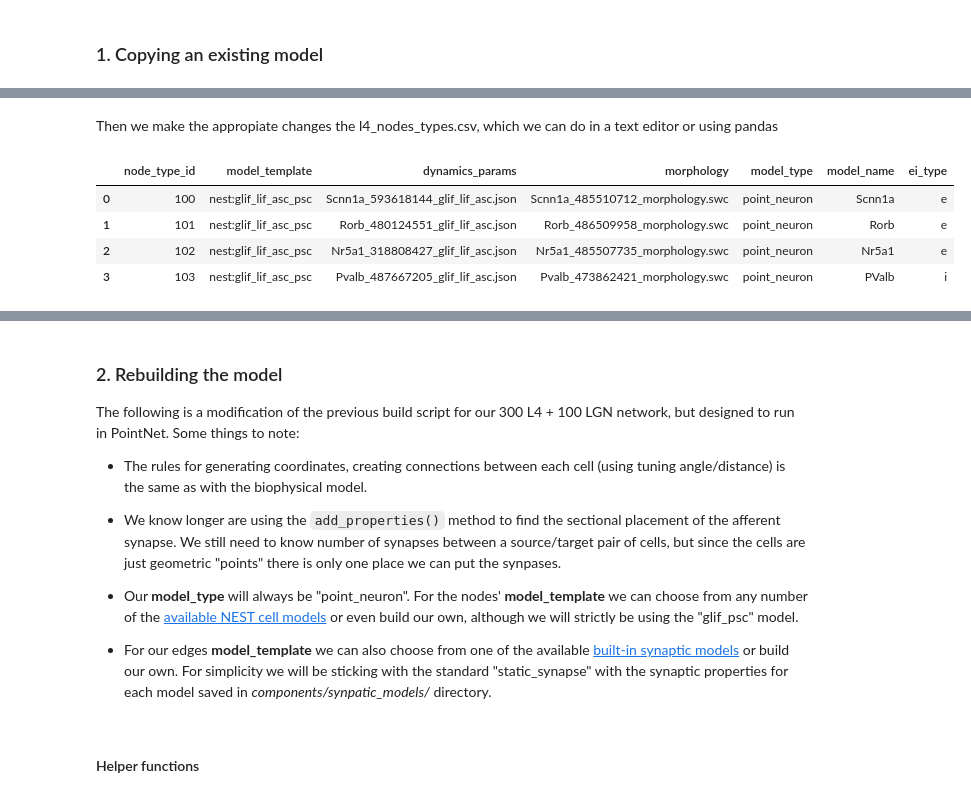
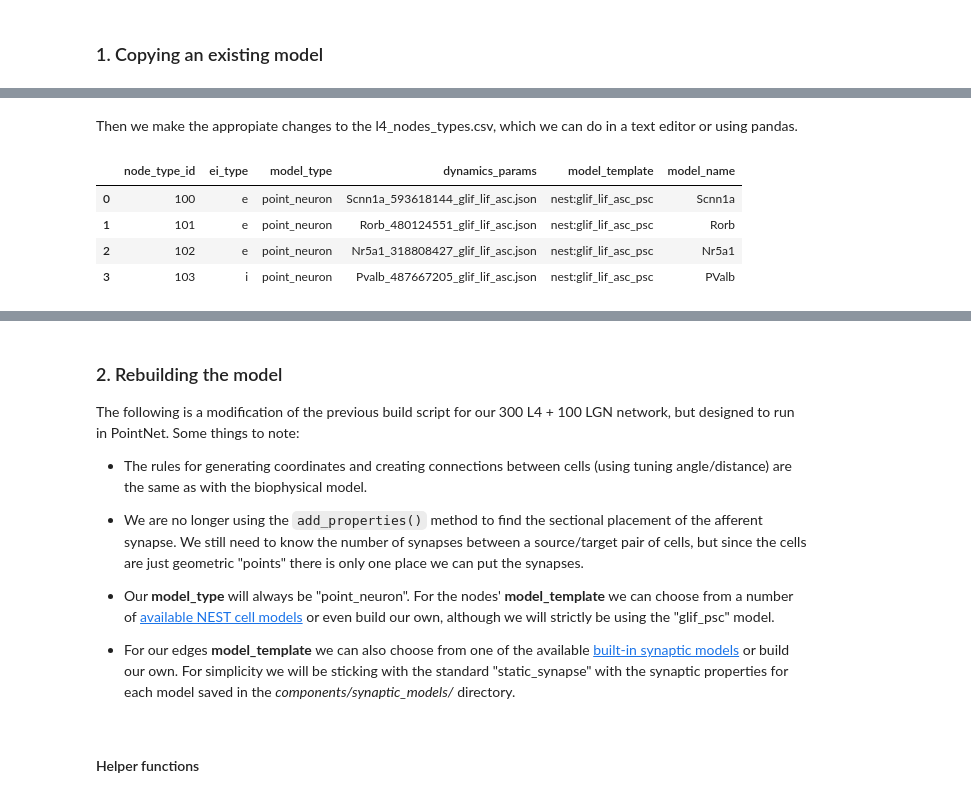
Before and after one commit to AllenInstitute/bmtk_workshop_2022, a Jupyter notebook: Ch4_pointnet/4. Multipopulation GLIF model.ipynb, the cells around one changed output, grey strips where cells are left out. Saved outputs shown, nothing was run; the diff lists cells and outputs as text; code cells hidden in the pictures.

````diff
--- a/Ch4_pointnet/4. Multipopulation GLIF model.ipynb
+++ b/Ch4_pointnet/4. Multipopulation GLIF model.ipynb
@@ -93,34 +85,33 @@ copy_tree('../Ch3_multicells/network', 'network_copied')
 # %% [markdown]
-Then we make the appropiate changes the l4_nodes_types.csv, which we can do in a text editor or using pandas
+Then we make the appropiate changes to the l4_nodes_types.csv, which we can do in a text editor or using pandas.
 # %%
 import pandas as pd
 
 node_types_df = pd.read_csv('network_copied/l4_node_types.csv', sep=' ')
 
 # remove unnessecarry columns
-node_types_df = node_types_df.drop(columns=['model_processing', 'rotation_angle_zaxis'])
-
+node_types_df = node_types_df.drop(columns=['model_processing', 'morphology',
+                                            'rotation_angle_xaxis', 'rotation_angle_zaxis'])
 # change model properties directive
 node_types_df['model_type'] = 'point_neuron'
 node_types_df['model_template'] = 'nest:glif_lif_asc_psc'
 node_types_df = node_types_df.replace({
     'Scnn1a_485510712_params.json': 'Scnn1a_593618144_glif_lif_asc.json',
     'Rorb_486509958_params.json': 'Rorb_480124551_glif_lif_asc.json',
     'Nr5a1_485507735_params.json': 'Nr5a1_318808427_glif_lif_asc.json',
     'Pvalb_473862421_params.json': 'Pvalb_487667205_glif_lif_asc.json'
 })
 
 # save
 node_types_df.to_csv('network_copied/l4_node_types.csv', sep=' ', index=False)
 
-
 node_types_df
 # %% [output]
-|  | node_type_id | model_template | dynamics_params | morphology | model_type | model_name | ei_type |
-| 0 | 100 | nest:glif_lif_asc_psc | Scnn1a_593618144_glif_lif_asc.json | Scnn1a_485510712_morphology.swc | point_neuron | Scnn1a | e |
-| 1 | 101 | nest:glif_lif_asc_psc | Rorb_480124551_glif_lif_asc.json | Rorb_486509958_morphology.swc | point_neuron | Rorb | e |
-| 2 | 102 | nest:glif_lif_asc_psc | Nr5a1_318808427_glif_lif_asc.json | Nr5a1_485507735_morphology.swc | point_neuron | Nr5a1 | e |
-| 3 | 103 | nest:glif_lif_asc_psc | Pvalb_487667205_glif_lif_asc.json | Pvalb_473862421_morphology.swc | point_neuron | PValb | i |
+|  | node_type_id | ei_type | model_type | dynamics_params | model_template | model_name |
+| 0 | 100 | e | point_neuron | Scnn1a_593618144_glif_lif_asc.json | nest:glif_lif_asc_psc | Scnn1a |
+| 1 | 101 | e | point_neuron | Rorb_480124551_glif_lif_asc.json | nest:glif_lif_asc_psc | Rorb |
+| 2 | 102 | e | point_neuron | Nr5a1_318808427_glif_lif_asc.json | nest:glif_lif_asc_psc | Nr5a1 |
+| 3 | 103 | i | point_neuron | Pvalb_487667205_glif_lif_asc.json | nest:glif_lif_asc_psc | PValb |
 # %%
 for et_path in ['network_copied/l4_l4_edge_types.csv', 'network_copied/lgn_l4_edge_types.csv']:
     edge_types_df = pd.read_csv(et_path, sep=' ')
@@ -147,16 +138,16 @@ We will often have to run multiple iterations of different types of simulations
 
 The following is a modification of the previous build script for our 300 L4 + 100 LGN network, but designed to run in PointNet. Some things to note:
 
-* The rules for generating coordinates, creating connections between each cell (using tuning angle/distance) is the same as with the biophysical model.
+* The rules for generating coordinates and creating connections between cells (using tuning angle/distance) are the same as with the biophysical model.
 
 
-* We know longer are using the ```add_properties()``` method to find the sectional placement of the afferent synapse. We still need to know number of synapses between a source/target pair of cells, but since the cells are just geometric "points" there is only one place we can put the synpases.
+* We are no longer using the ```add_properties()``` method to find the sectional placement of the afferent synapse. We still need to know the number of synapses between a source/target pair of cells, but since the cells are just geometric "points" there is only one place we can put the synapses.
 
 
-* Our **model_type** will always be "point_neuron". For the nodes' **model_template** we can choose from any number of the [available NEST cell models](https://nest-simulator.readthedocs.io/en/v3.2/models/index.html) or even build our own, although we will strictly be using the "glif_psc" model.
+* Our **model_type** will always be "point_neuron". For the nodes' **model_template** we can choose from a number of [available NEST cell models](https://nest-simulator.readthedocs.io/en/v3.2/models/index.html) or even build our own, although we will strictly be using the "glif_psc" model.
 
 
-* For our edges **model_template** we can also choose from one of the available [built-in synaptic models](https://nest-simulator.readthedocs.io/en/v3.2/models/index_synapse.html) or build our own. For simplicity we will be sticking with the standard "static_synapse" with the synaptic properties for each model saved in _components/synpatic_models/_ directory.
+* For our edges **model_template** we can also choose from one of the available [built-in synaptic models](https://nest-simulator.readthedocs.io/en/v3.2/models/index_synapse.html) or build our own. For simplicity we will be sticking with the standard "static_synapse" with the synaptic properties for each model saved in the _components/synaptic_models/_ directory.
 # %% [markdown]
 #### Helper functions
 # %%
````
Also changed, not shown: parts of 21 cells of this notebook, 15 other files.
